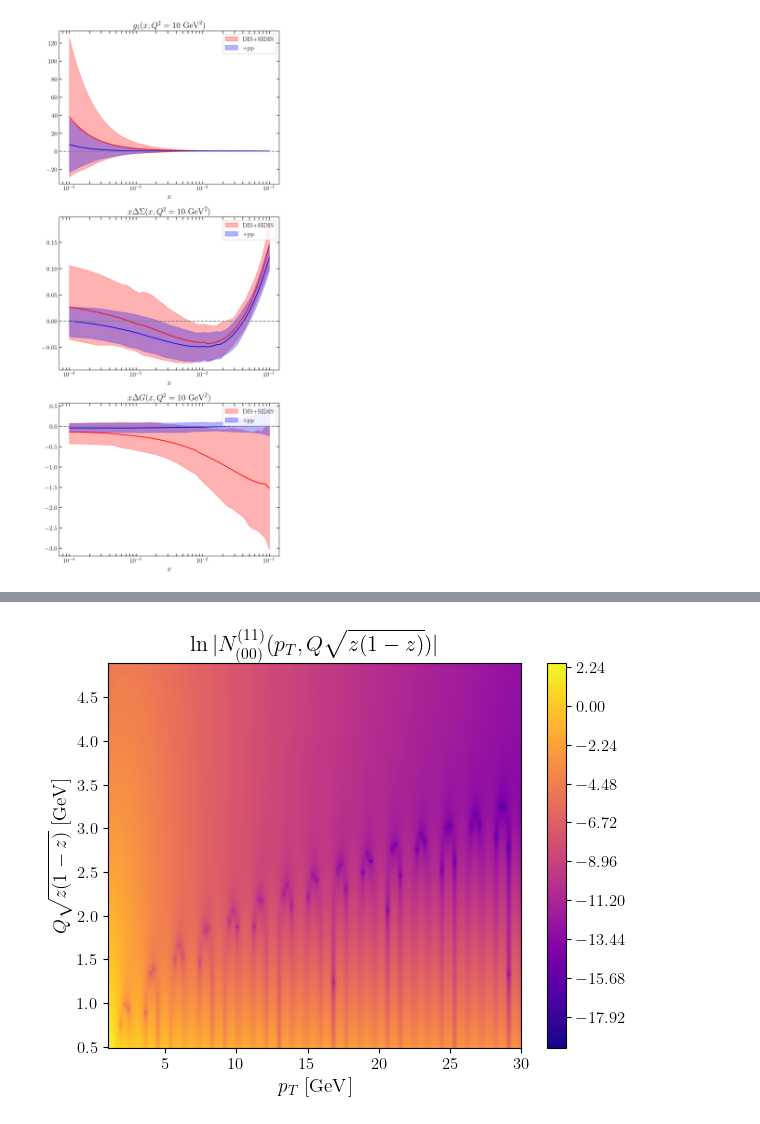
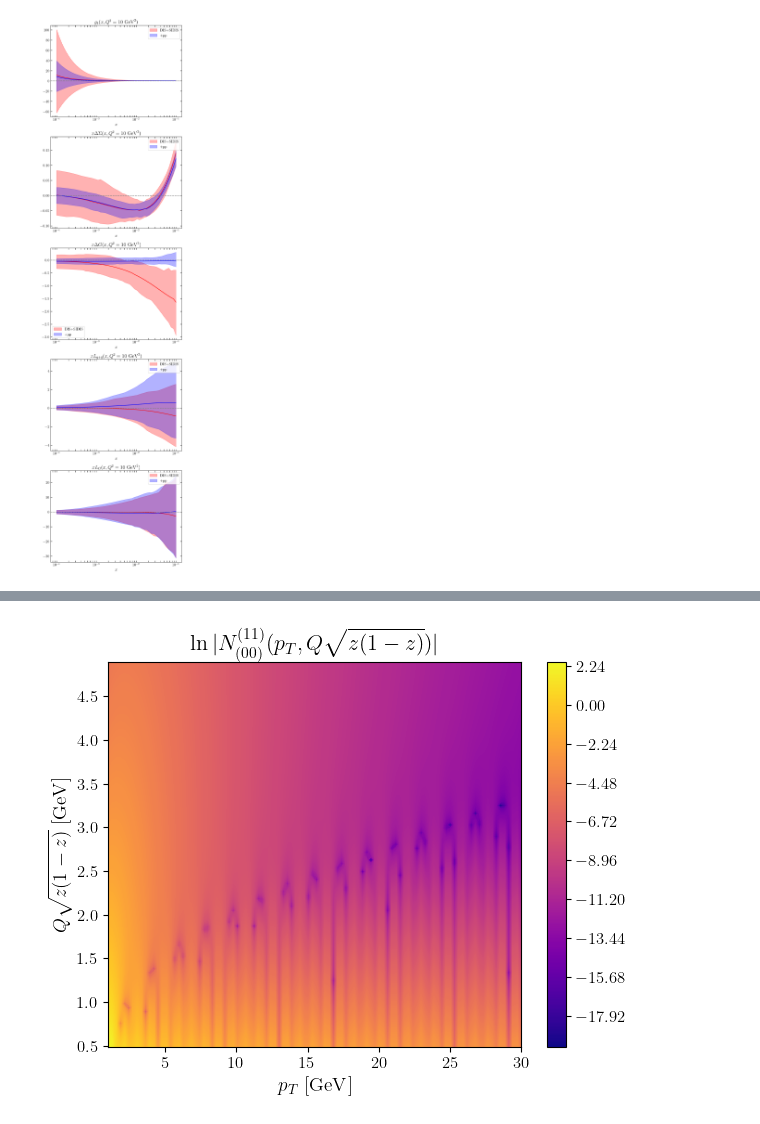
Before and after one commit to brandonmanley/dijet_DSA, a Jupyter notebook: bmanley/dsa_analysis.ipynb, the cells around one changed output, grey strips where cells are left out. Cells and saved outputs as stored; diff of their text form; code cells hidden in the pictures.

```diff
--- a/bmanley/dsa_analysis.ipynb
+++ b/bmanley/dsa_analysis.ipynb
@@ -333,10 +363,13 @@ loaded params from replica_params_pp.csv
 
 confid = 68
 hdata = np.load('predictions/ppdfs.npy', allow_pickle=True).item()
+odata = np.load('predictions/oams.npy', allow_pickle=True).item()
 
 hbands = {}
+obands = {}
 for fit in ['dis+sidis', '+pp']:
     hbands[fit] = {}
+    obands[fit] = {}
     for pdf in ['g1', 'xsigma', 'xg']:
         hbands[fit][pdf] = {}
         for func in ['upper', 'lower', 'mean']:
@@ -345,11 +378,22 @@ for fit in ['dis+sidis', '+pp']:
         hbands[fit][pdf]['upper'] = np.percentile(hdata[fit][pdf], 0.5*(100-confid), axis=0)
         hbands[fit][pdf]['lower'] = np.percentile(hdata[fit][pdf], 100 - 0.5*(100-confid), axis=0)
         hbands[fit][pdf]['mean']  = np.mean(hdata[fit][pdf], axis=0)
+
+
+    for pdf in ['xLq', 'xLG']:
+        obands[fit][pdf] = {}
+        for func in ['upper', 'lower', 'mean']:
+            obands[fit][pdf][func] = []
+
+        obands[fit][pdf]['upper'] = np.percentile(odata[fit][pdf], 0.5*(100-confid), axis=0)
+        obands[fit][pdf]['lower'] = np.percentile(odata[fit][pdf], 100 - 0.5*(100-confid), axis=0)
+        obands[fit][pdf]['mean']  = np.mean(odata[fit][pdf], axis=0)
 # %%
 # plot g1(x) and \Delta \Sigma replicas
 asp_ratio = 4/3
 psize = 5
-fig, axs = plt.subplots(3, 1, figsize=(asp_ratio*psize, psize*3))
+nplots = 5
+fig, axs = plt.subplots(nplots, 1, figsize=(asp_ratio*psize, psize*nplots))
 
 plot_bands = True
 
@@ -367,6 +411,22 @@ for ifit, fit in enumerate(['dis+sidis', '+pp']):
                     axs[ipdf].plot(x_values, rep, color=colors[ifit], alpha=0.2, label=labels[ifit])
                 else:
                     axs[ipdf].plot(x_values, rep, color=colors[ifit], alpha=0.2)
+
+
+    for ipdf, pdf in enumerate(['xLq', 'xLG']):
+        ipdf += 3
+
+        if plot_bands:
+            axs[ipdf].plot(x_values, obands[fit][pdf]['mean'], color=colors[ifit])
+            axs[ipdf].fill_between(x_values, obands[fit][pdf]['lower'], obands[fit][pdf]['upper'], color=colors[ifit], alpha=0.3, label=labels[ifit])
+        else:
+            for irep, rep in enumerate(odata[fit][pdf]):
+                if irep == 0:
+                    axs[ipdf].plot(x_values, rep, color=colors[ifit], alpha=0.2, label=labels[ifit])
+                else:
+                    axs[ipdf].plot(x_values, rep, color=colors[ifit], alpha=0.2)
+
+
 
 axs[0].axhline(y=0, color='grey', linestyle='--')
 axs[0].set_xlabel(r'$x$')
@@ -377,34 +437,52 @@ axs[0].semilogx()
 axs[0].tick_params(axis="both", direction="in", length=5, width=1, which='both', right=True, top=True)
 
 
 axs[1].axhline(y=0, color='grey', linestyle='--')
 axs[1].set_xlabel(r'$x$')
 axs[1].set_title(r'$x \Delta \Sigma(x, Q^2 = 10\,\,\mathrm{GeV}^2)$')
 axs[1].legend()
 axs[1].semilogx()
 # ax.set_ylim([10, 3*10**7])
 axs[1].tick_params(axis="both", direction="in", length=5, width=1, which='both', right=True, top=True)
 
 
 axs[2].axhline(y=0, color='grey', linestyle='--')
 axs[2].set_xlabel(r'$x$')
 axs[2].set_title(r'$x \Delta G(x, Q^2 = 10\,\,\mathrm{GeV}^2)$')
 axs[2].legend()
 axs[2].semilogx()
 # ax.set_ylim([10, 3*10**7])
 axs[2].tick_params(axis="both", direction="in", length=5, width=1, which='both', right=True, top=True)
 
 
+axs[3].axhline(y=0, color='grey', linestyle='--')
+axs[3].set_xlabel(r'$x$')
+axs[3].set_title(r'$x L_{q+\bar{q}}(x, Q^2 = 10\,\,\mathrm{GeV}^2)$')
+axs[3].legend()
+axs[3].semilogx()
+# ax.set_ylim([10, 3*10**7])
+axs[3].tick_params(axis="both", direction="in", length=5, width=1, which='both', right=True, top=True)
+
+
+axs[4].axhline(y=0, color='grey', linestyle='--')
+axs[4].set_xlabel(r'$x$')
+axs[4].set_title(r'$x L_G(x, Q^2 = 10\,\,\mathrm{GeV}^2)$')
+axs[4].legend()
+axs[4].semilogx()
+# ax.set_ylim([10, 3*10**7])
+axs[4].tick_params(axis="both", direction="in", length=5, width=1, which='both', right=True, top=True)
+
+
 plt.tight_layout()
 plt.show()
 
 
 if plot_bands:
     fig.savefig('plots/ppdf_band.pdf', dpi=400, bbox_inches="tight")
 else:
     fig.savefig('plots/ppdf_lines.pdf', dpi=400, bbox_inches="tight")
 # %% [output]
-[figure, old version]
+[figure, new version]
 # %%
 # compute the azimuthal correlations
 
```
Also changed, not shown: parts of 10 cells of this notebook, 38 other files.
